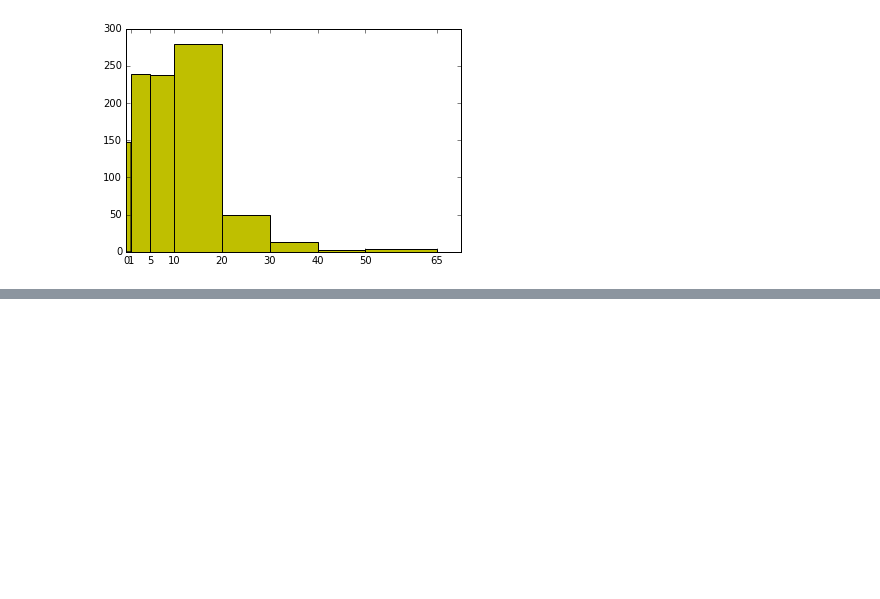
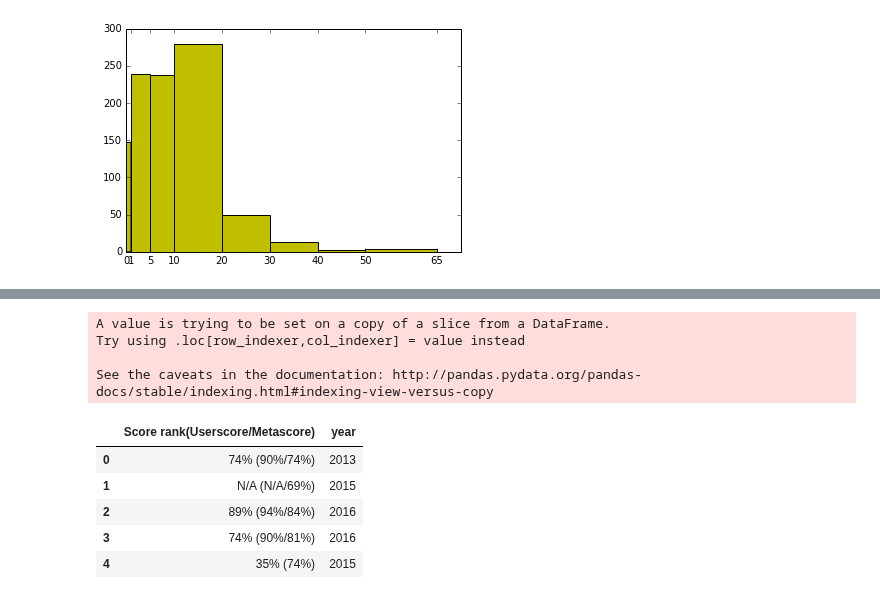
Before and after one commit to UNCG-CSE/SteamConnect, a Jupyter notebook: code/early_access_sorting.ipynb, the cells around one changed output, grey strips where cells are left out. Cells and saved outputs as stored; diff of their text form; code cells hidden in the pictures; blank space fills up the shorter version.

```diff
--- a/code/early_access_sorting.ipynb
+++ b/code/early_access_sorting.ipynb
@@ -155,0 +176,15 @@ plt.show()
+# %%
+#Converting all values in year column into numeric values
+dff2['year'] = pd.to_numeric(dff2['year'], errors='coerce')
+dff2.head()
+# %% [output]
+A value is trying to be set on a copy of a slice from a DataFrame.
+Try using .loc[row_indexer,col_indexer] = value instead
+
+See the caveats in the documentation: http://pandas.pydata.org/pandas-docs/stable/indexing.html#indexing-view-versus-copy
+|  | Score rank(Userscore/Metascore) | year |
+| 0 | 74% (90%/74%) | 2013 |
+| 1 | N/A (N/A/69%) | 2015 |
+| 2 | 89% (94%/84%) | 2016 |
+| 3 | 74% (90%/81%) | 2016 |
+| 4 | 35% (74%) | 2015 |
```
Also changed, not shown: parts of 3 cells of this notebook.
